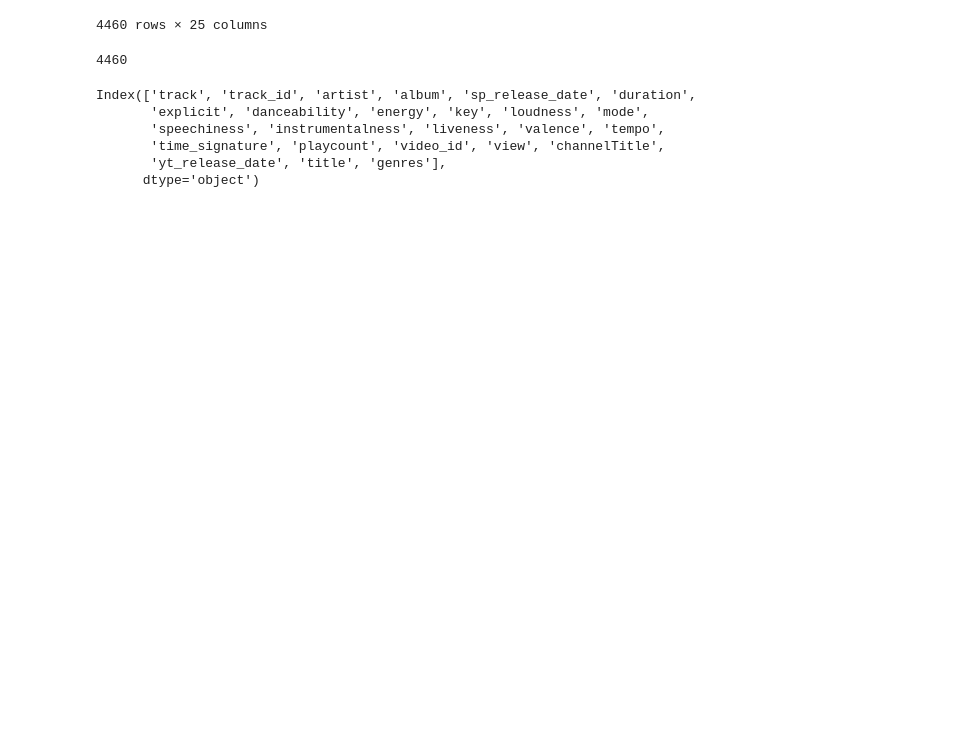
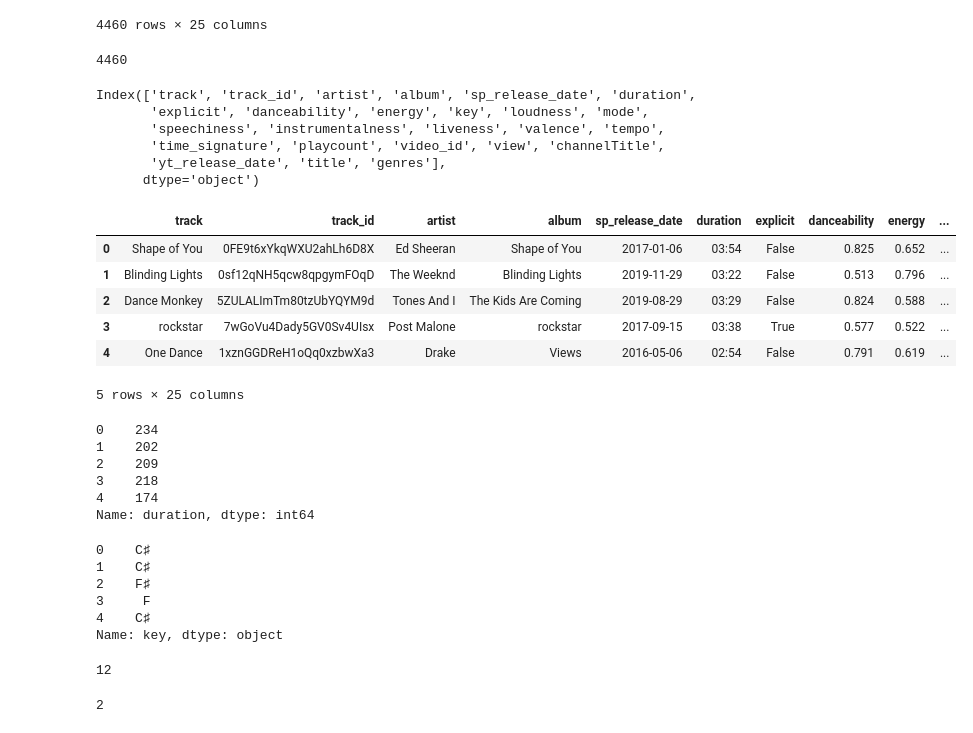
Before and after one commit to vietcheems/Music-Popularity-Analysis, a Jupyter notebook: Analysis/merge.ipynb, the cells around one changed output. Drawn from its saved outputs; the diff is of its cells as text; code cells hidden in the pictures; blank space fills up the shorter version.

```diff
--- a/Analysis/merge.ipynb
+++ b/Analysis/merge.ipynb
@@ -190,0 +193,50 @@ df_merge[df_merge["time_signature"] != 1].to_csv("/home/viet/OneDrive/Studying M
+# %%
+df = pd.read_csv("final.csv", sep="\t")
+# %%
+df.head()
+# %% [output]
+|  | track | track_id | artist | album | sp_release_date | duration | explicit | danceability | energy | ... |
+| 0 | Shape of You | 0FE9t6xYkqWXU2ahLh6D8X | Ed Sheeran | Shape of You | 2017-01-06 | 03:54 | False | 0.825 | 0.652 | ... |
+| 1 | Blinding Lights | 0sf12qNH5qcw8qpgymFOqD | The Weeknd | Blinding Lights | 2019-11-29 | 03:22 | False | 0.513 | 0.796 | ... |
+| 2 | Dance Monkey | 5ZULALImTm80tzUbYQYM9d | Tones And I | The Kids Are Coming | 2019-08-29 | 03:29 | False | 0.824 | 0.588 | ... |
+| 3 | rockstar | 7wGoVu4Dady5GV0Sv4UIsx | Post Malone | rockstar | 2017-09-15 | 03:38 | True | 0.577 | 0.522 | ... |
+| 4 | One Dance | 1xznGGDReH1oQq0xzbwXa3 | Drake | Views | 2016-05-06 | 02:54 | False | 0.791 | 0.619 | ... |
+5 rows × 25 columns
+# %%
+df["duration"] = df["duration"].apply(lambda x : sum(mul * int(x) for mul, x in zip([60, 1], x.split(":"))))
+df["duration"].head()
+# %% [output]
+0    234
+1    202
+2    209
+3    218
+4    174
+Name: duration, dtype: int64
+# %%
+key_dict = {
+	"0": "C",
+	"1": "C♯",
+	"2": "D",
+	"3": "D♯",
+	"4": "E",
+	"5": "F",
+	"6": "F♯",
+	"7": "G",
+	"8": "G♯",
+	"9": "A",
+	"10": "A♯",
+	"11": "B"
+}
+df["key"] = df["key"].apply(lambda x : key_dict[str(x)])
+df["key"].head()
+# %% [output]
+0    C♯
+1    C♯
+2    F♯
+3     F
+4    C♯
+Name: key, dtype: object
+# %%
+len(df["key"].unique())
+# %% [output]
+12
@@ -190,0 +246,4 @@ df_merge[df_merge["time_signature"] != 1].to_csv("/home/viet/OneDrive/Studying M
+# %%
+df["mode"].nunique()
+# %% [output]
+2
```
Also changed, not shown: parts of 5 cells of this notebook, 1 other file.
